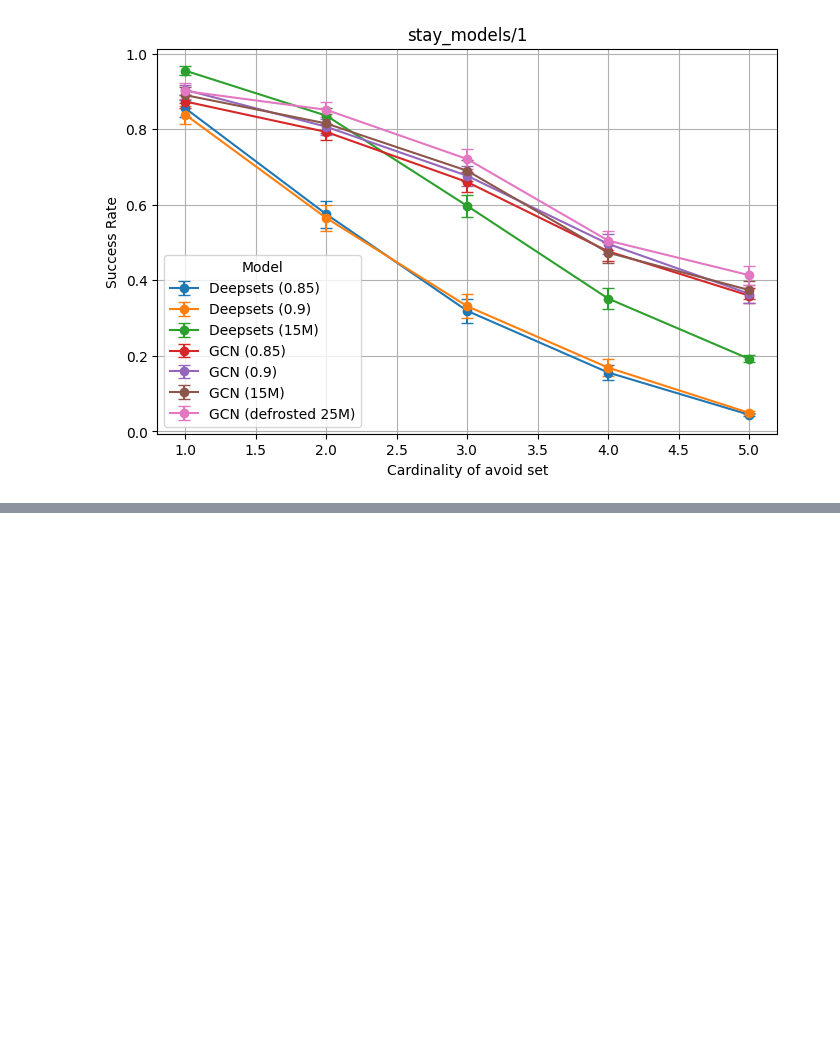
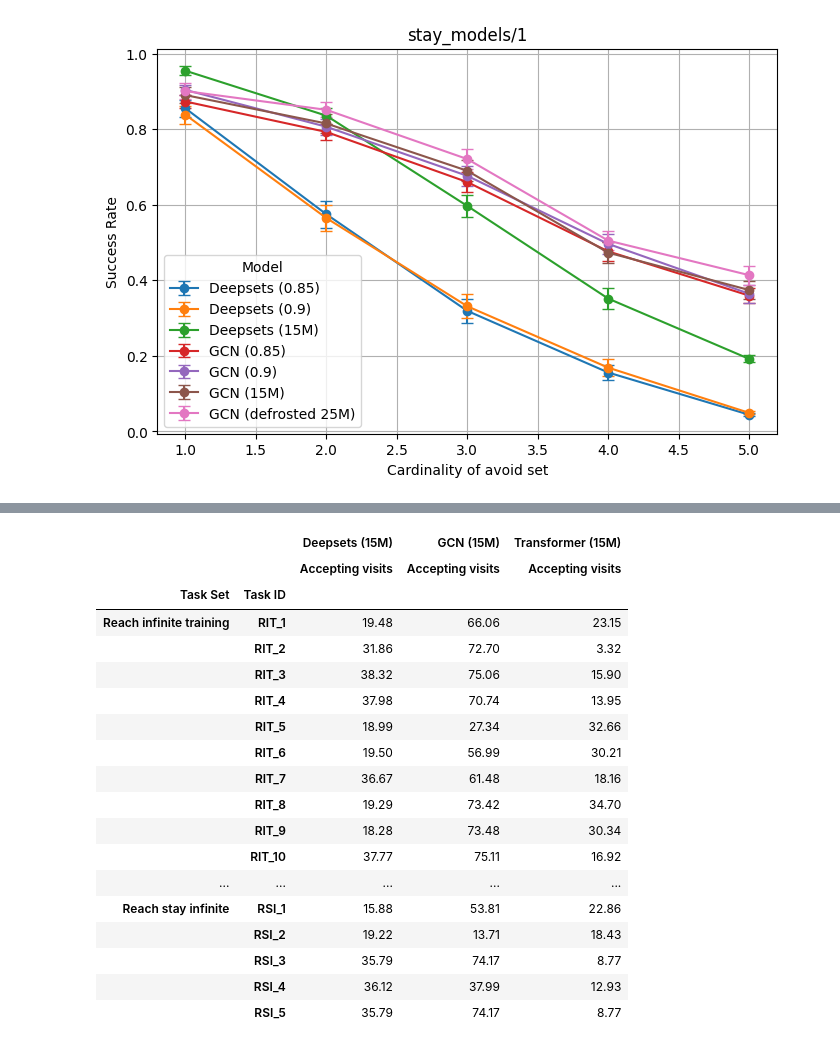
Before and after one commit to mattiagiuri/ltl_gnn, a Jupyter notebook: visualize_results_chess.ipynb, the cells around one changed output, grey strips where cells are left out. Saved outputs shown, nothing was run; the diff lists cells and outputs as text; code cells hidden in the pictures; blank space fills up the shorter version.

```diff
--- a/visualize_results_chess.ipynb
+++ b/visualize_results_chess.ipynb
@@ -440,0 +508,32 @@ make_ablation_graphs_smaller(goal="stay_models/1")
+# %%
+files_infinite_seeds = [
+                'ChessWorld-v1_deepsets_stay_update_4_finest_inf',
+                'ChessWorld-v1_gcn_formula_big_skip_6_finer_inf',
+                'ChessWorld-v1_transformer_stay_inf',
+               ]
+
+keys_seeds = ["Deepsets (15M)", "GCN (15M)", 'Transformer (15M)']
+
+dfs_rs, df_rs_mean = seed_read_results("ChessWorld-v1", files_infinite_seeds, keys_seeds, list(range(1, 6)))
+
+df_rs_mean
+# %% [output]
+|  |  | Deepsets (15M) | GCN (15M) | Transformer (15M) |
+|  |  | Accepting visits | Accepting visits | Accepting visits |
+| Task Set | Task ID |  |  |  |
+| Reach infinite training | RIT_1 | 19.48 | 66.06 | 23.15 |
+|  | RIT_2 | 31.86 | 72.70 | 3.32 |
+|  | RIT_3 | 38.32 | 75.06 | 15.90 |
+|  | RIT_4 | 37.98 | 70.74 | 13.95 |
+|  | RIT_5 | 18.99 | 27.34 | 32.66 |
+|  | RIT_6 | 19.50 | 56.99 | 30.21 |
+|  | RIT_7 | 36.67 | 61.48 | 18.16 |
+|  | RIT_8 | 19.29 | 73.42 | 34.70 |
+|  | RIT_9 | 18.28 | 73.48 | 30.34 |
+|  | RIT_10 | 37.77 | 75.11 | 16.92 |
+| ... | ... | ... | ... | ... |
+| Reach stay infinite | RSI_1 | 15.88 | 53.81 | 22.86 |
+|  | RSI_2 | 19.22 | 13.71 | 18.43 |
+|  | RSI_3 | 35.79 | 74.17 | 8.77 |
+|  | RSI_4 | 36.12 | 37.99 | 12.93 |
+|  | RSI_5 | 35.79 | 74.17 | 8.77 |
```
Also changed, not shown: parts of 4 cells of this notebook, 37 other files.
